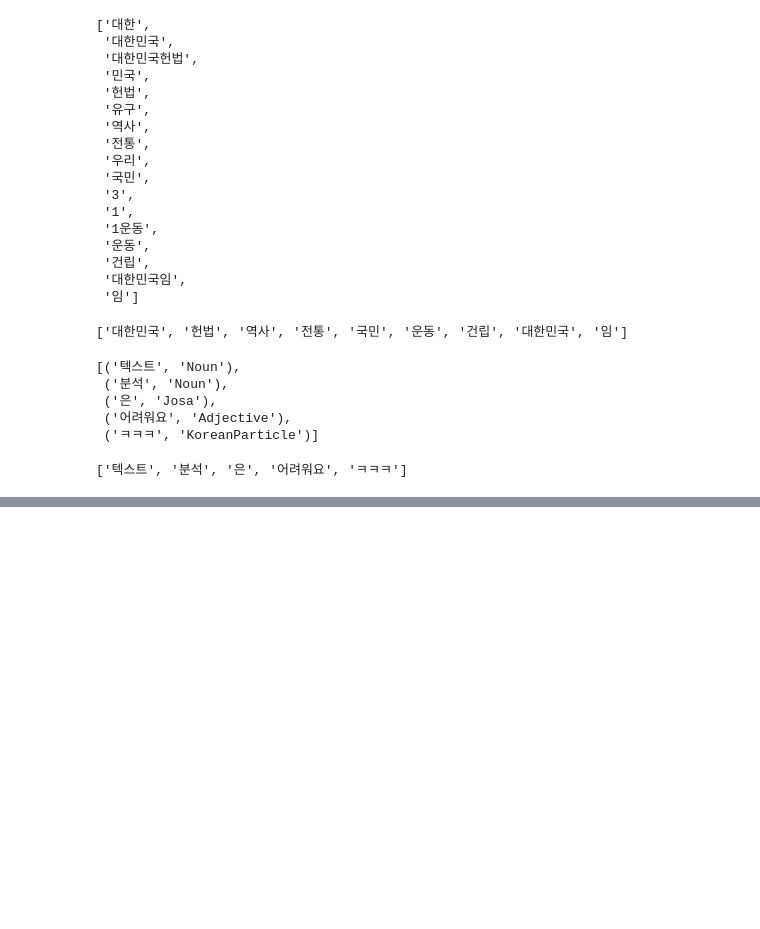
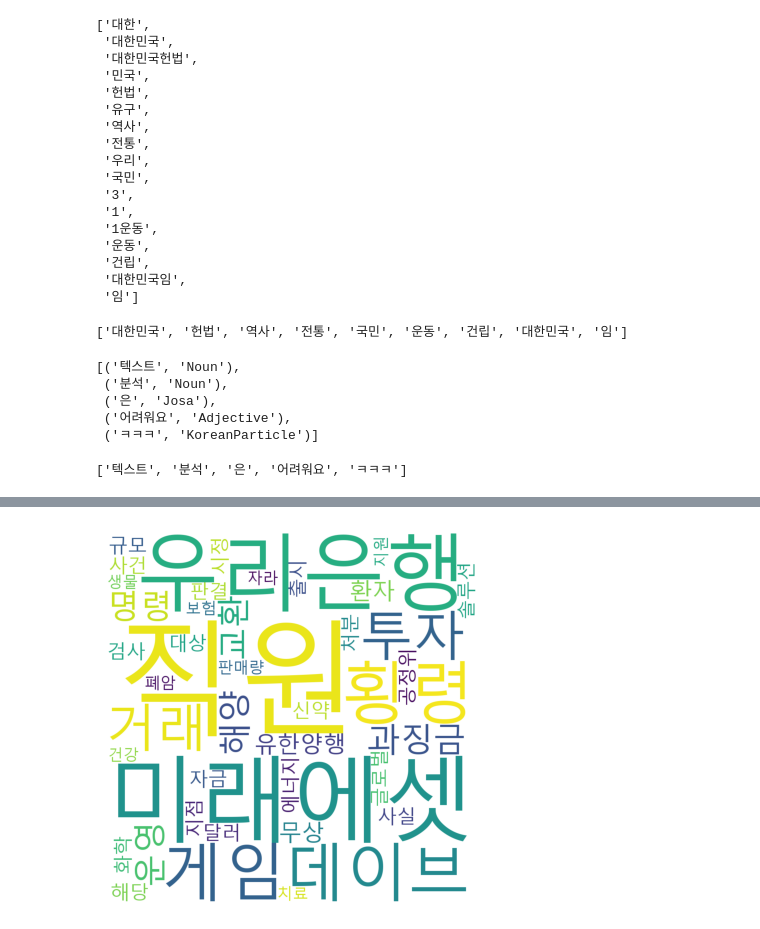
Before and after one commit to Kimohwoo/PythonTest, a Jupyter notebook: nltk.ipynb, the cells around one changed output, grey strips where cells are left out. Cells and saved outputs as stored; diff of their text form; code cells hidden in the pictures; blank space fills up the shorter version.

```diff
--- a/nltk.ipynb
+++ b/nltk.ipynb
@@ -439,0 +499,5 @@ okt.morphs(s)
+# %%
+nouns = okt.nouns(c)
+counter=Counter(nouns)
+counter1 = counter.most_common(10)
+counter1
@@ -439,0 +515,7 @@ okt.morphs(s)
+# %%
+counter2 = dict()
+for tag, count in counter.items():
+    if(len(tag)>1) and (count>1):
+        counter2[tag]=count
+
+counter2
@@ -439,0 +540,15 @@ okt.morphs(s)
+# %%
+sentence = '★우리은행 또 횡령 사건… 9000만 원 빼돌려 코인 투자 + \
+우리은행 전북 지역 지점 직원이 5월 중순부터 6월 초까지 외환거래 환차익 7만 달러(약 9000만 원)를 빼돌린 사실이 자체 검사 결과 드러났다. 이 직원은 가상자산 투자를 목적으로 돈을 횡령한 것으로 알려졌다. 우리은행 측은 “6월 초 해당 직원의 의심스러운 거래를 발견하고 검사에 착수해 횡령 사실을 확인했다”면서 “적발된 직원에 대한 면직 및 형사고발과 함께 관리를 소홀히 한 지점장 등 관리자도 징계할 것”이라고 밝혔다. 지난해에는 우리은행 본점 직원이 700억 원 규모의 횡령을 저지른 사건이 있었다. + \
+미래에셋그룹이 일감 몰아주기 혐의로 공정거래위원회(공정위)로부터 약 44억 원 과징금 처분을 받은 가운데 해당 처분이 적법하다는 법원 판결이 나왔다. 서울고법은 7월 5일 미래에셋 8개 계열사 등이 제기한 시정명령 및 과징금납부명령 취소 청구소송에서 원고 패소 판결을 내렸다. 앞서 공정위는 “2020년 미래에셋 계열사들이 미래에셋컨설팅이 운영하는 골프장, 호텔과 거래해 박현주 미래에셋 회장 등 특수관계인들에게 부당한 이익을 귀속시켰다”며 시정명령과 함께 과징금 43억9100만 원을 부과한 바 있다. + \
+LG화학이 20억 달러(약 2조6000억 원) 규모의 외화 교환사채(EB)를 발행한다. LG화학은 확보한 자금을 전지 소재, 신약 개발 등 미래 성장 기반 확충을 위한 시설 투자와 운영 자금에 사용할 계획이라고 7월 1일 밝혔다. 교환 대상은 LG에너지솔루션 보통주로 교환 가격은 7월 11일 LG에너지솔루션 종가 55만 원이다. + \
+넥슨이 새롭게 출시한 게임 ‘데이브 더 다이버’(데이브)가 흥행 돌풍을 일으키고 있다. 데이브는 6월 28일 글로벌 동시 출시 이후 하루 만에 세계 최대 PC게임 유통 플랫폼 스팀에서 유가게임 판매량 1위를 기록했다. 7월 8일에는 글로벌 누적 판매량 100만 장을 돌파했다. 데이브는 낮에는 바다에서 해양생물을 사냥하고, 밤에는 포획한 해양생물로 초밥집을 운영하는 하이브리드 해양 어드벤처 게임이다.  + \
+유한양행이 연간 7000만 원이 넘는 폐암 환자의 약값 부담을 덜어주기로 했다. 폐암 1차 치료제로 허가받은 유한양행 렉자라를 이르면 내년 초 건강보험급여가 적용될 때까지 환자들에게 무상 공급하겠다는 것이다. 유한양행은 2·3차 의료기관의 신청을 받아 일련의 심사를 거친 뒤 1차 치료 대상에게 환자 수 제한 없이 렉자라를 무상 지원한다. 국내 신약 중 건강보험급여 등재 전 무제한으로 의약품을 무상 지원하는 건 이번이 처음이다.'
+# %%
+nouns_news = okt.nouns(sentence)
+counter = Counter(nouns_news)
+counter2 = dict()
+for tag, count in counter.items():
+    if(len(tag)>1) and (count>1):
+        counter2[tag] = count
+counter2
@@ -439,0 +573,7 @@ okt.morphs(s)
+# %%
+wc = WordCloud(width=1000, height=1000, background_color='white', random_state=0, font_path=font_path)
+plt.imshow(wc.generate_from_frequencies(counter2))
+plt.axis('off')
+plt.show()
+# %% [output]
+[figure, added]
```
Also changed, not shown: parts of 11 cells of this notebook, 9 other files.
